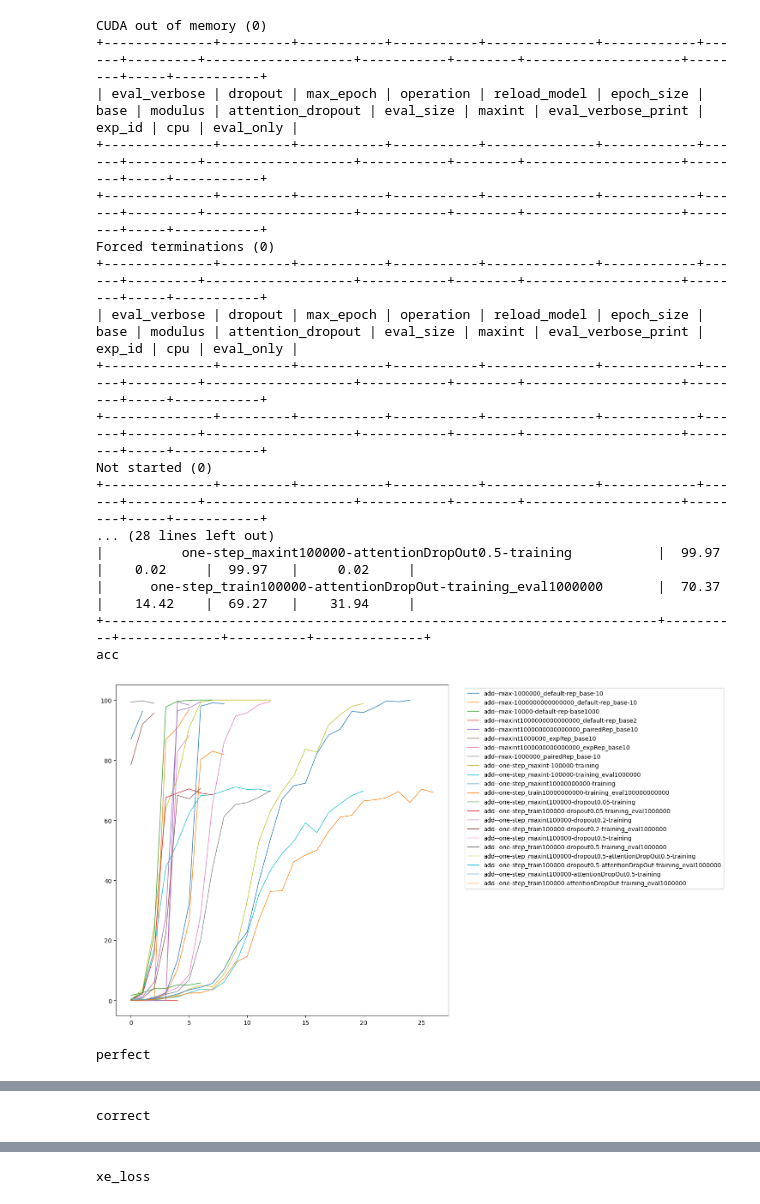
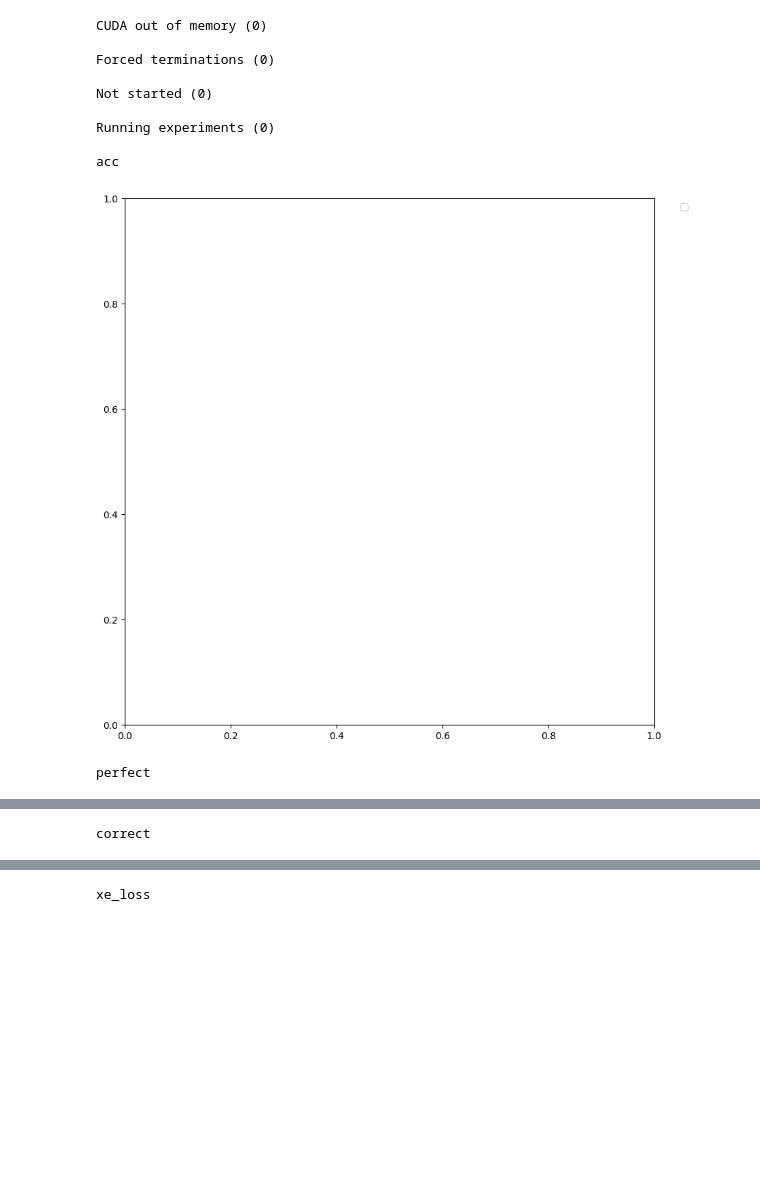
Before and after one commit to Jqiu149/Int2Int, a Jupyter notebook: tools/ReadXP.ipynb, the cells around one changed output, grey strips where cells are left out. Cells and saved outputs as stored; diff of their text form; code cells hidden in the pictures; blank space fills up the shorter version.

```diff
--- a/tools/ReadXP.ipynb
+++ b/tools/ReadXP.ipynb
@@ -27,7 +27,7 @@ from operator import itemgetter
 path = '/content/drive/MyDrive/example+trained_model_data/'
 stderr_path= ""
 
-xp_env = ["add"]
+xp_env = []
 
 indicator = "valid_arithmetic"
 
@@ -333,7 +315,7 @@ def print_table(data, args, sort=False, tablefmt = "pretty"):
         res.append(line)
     if sort:
         res = sorted(res, key=compose(float,itemgetter(0)), reverse=True)
-    print(tabulate(res,headers=args,tablefmt="pretty"))
+    print(tabulate(res,headers=args,tablefmt=tablefmt))
 
 
 
@@ -361,7 +343,7 @@ def training_curve(data, indic, beg=0, end=-1, maxval=None, minval=None, export_
     for d in data:
         if indic in d:
             if end == -1:
-                plt.plot(d[indic][beg:],linewidth=1, label = d['env'] +'--'+ d['xp'])
+                plt.plot(d[indic][beg:],linewidth=1, label = d['xp'])
             else:
                 plt.plot(d[indic][beg:end],linewidth=1)
     plt.ylim(minval,maxval)
@@ -433,47 +415,39 @@ print(f"Running experiments ({len(runningtab)})")
 #splits = ['n_enc_layers','dec_emb_dim','reload_size']
 #xp_stats(fdata, splits, 'best_acc',90.0)
 print()
 
 
 
 
 
 # if we want custom runarrgs/table outputs uncomment below ig
-# runargs = ["exp_id", "best_acc", "best_xeloss", "last_acc", "last_xe_loss"]
-# print_table(runningtab, runargs, sort=False, tablefmt = "latex")
+#runargs = ["xp", "best_acc", "best_xeloss", "last_acc", "last_xe_loss"]
+#print_table(runningtab, runargs, sort=False, tablefmt = "latex_booktabs")
 
 
 print_table(runningtab, runargs, sort=True)
 
 training_curve(fdata, "acc")
 
 training_curve(fdata, "perfect")
 training_curve(fdata, "correct")
 training_curve(fdata, "xe_loss", 0) #, None, 0.9* np.min([x for d in fdata for x in d["xe_loss"] if x >0.0]))
 training_curve(fdata, "train_loss",0,-1)
 
 training_curve(fdata, "acc_6")
 
 
 speed_table(runningtab, runargs, "acc", sort=True,percent=99)
 speed_table(runningtab, runargs, "acc", sort=True,percent=50)
 # %% [output]
 CUDA out of memory (0)
-+--------------+---------+-----------+-----------+--------------+------------+------+---------+-------------------+-----------+--------+--------------------+--------+-----+-----------+
-| eval_verbose | dropout | max_epoch | operation | reload_model | epoch_size | base | modulus | attention_dropout | eval_size | maxint | eval_verbose_print | exp_id | cpu | eval_only |
-+--------------+---------+-----------+-----------+--------------+------------+------+---------+-------------------+-----------+--------+--------------------+--------+-----+-----------+
-+--------------+---------+-----------+-----------+--------------+------------+------+---------+-------------------+-----------+--------+--------------------+--------+-----+-----------+
+
 Forced terminations (0)
-+--------------+---------+-----------+-----------+--------------+------------+------+---------+-------------------+-----------+--------+--------------------+--------+-----+-----------+
-| eval_verbose | dropout | max_epoch | operation | reload_model | epoch_size | base | modulus | attention_dropout | eval_size | maxint | eval_verbose_print | exp_id | cpu | eval_only |
-+--------------+---------+-----------+-----------+--------------+------------+------+---------+-------------------+-----------+--------+--------------------+--------+-----+-----------+
-+--------------+---------+-----------+-----------+--------------+------------+------+---------+-------------------+-----------+--------+--------------------+--------+-----+-----------+
+
 Not started (0)
-+--------------+---------+-----------+-----------+--------------+------------+------+---------+-------------------+-----------+--------+--------------------+--------+-----+-----------+
-... (28 lines left out)
-|          one-step_maxint100000-attentionDropOut0.5-training           |  99.97   |    0.02     |  99.97   |     0.02     |
-|      one-step_train100000-attentionDropOut-training_eval1000000       |  70.37   |    14.42    |  69.27   |    31.94     |
-+-----------------------------------------------------------------------+----------+-------------+----------+--------------+
+
+Running experiments (0)
+
 acc
-[figure, old version]
+[figure, new version]
 perfect
```
Also changed, not shown: parts of 5 cells of this notebook.
